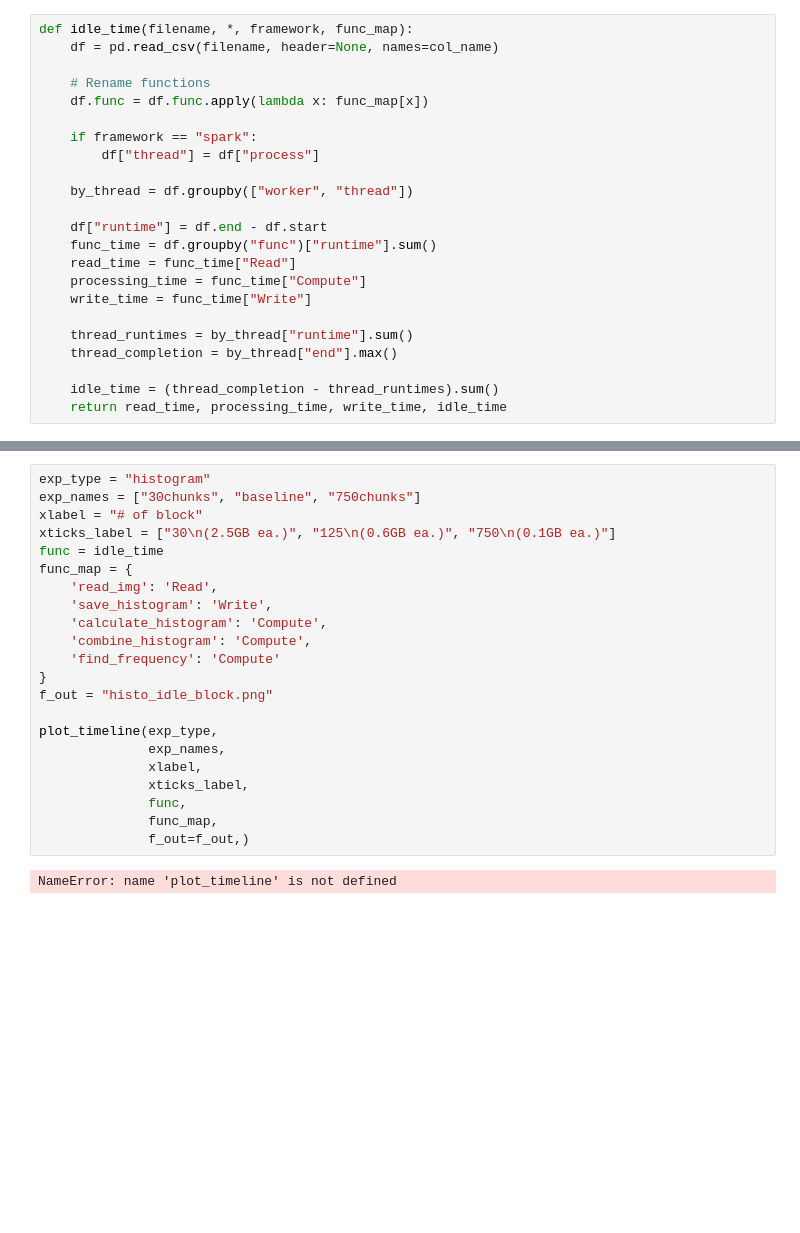
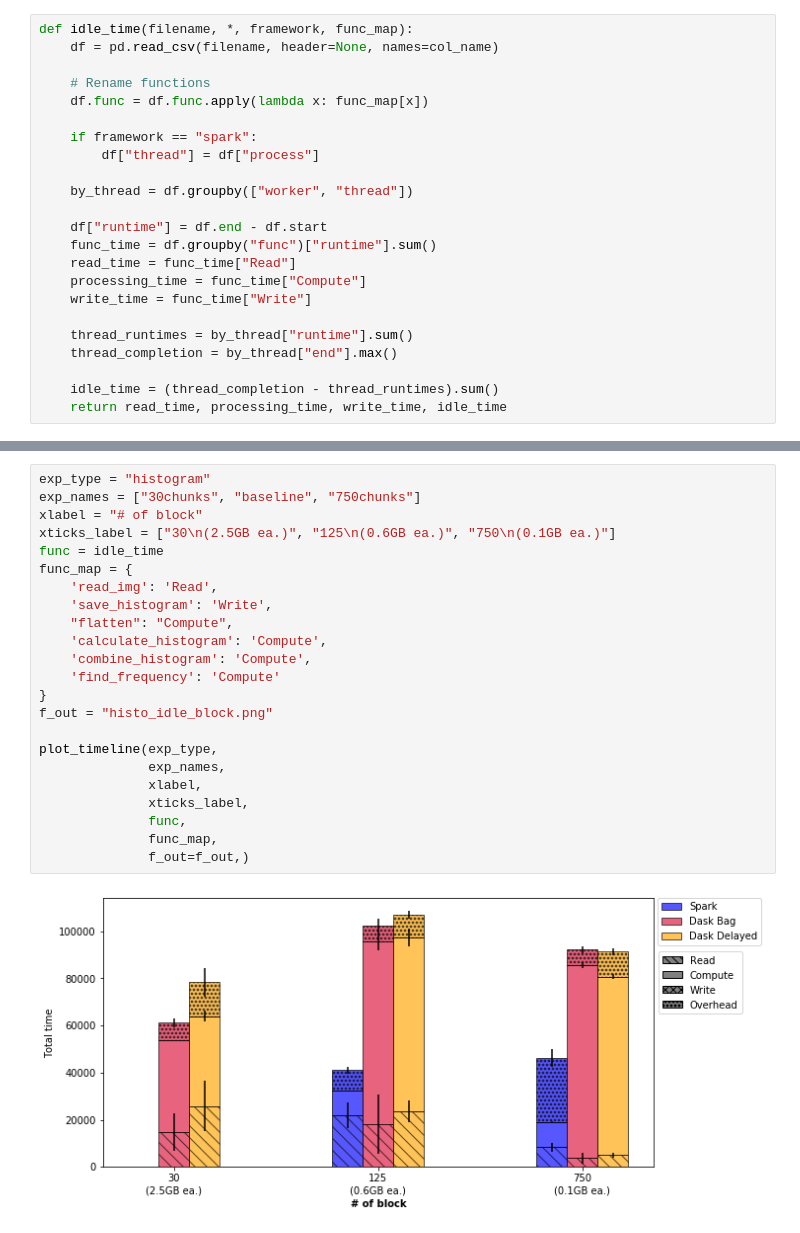
Before and after one commit to big-data-lab-team/paper-big-data-engines, a Jupyter notebook: results/plot-script/idle_time-histogram.ipynb, the cells around one changed output, grey strips where cells are left out. Cells and saved outputs as stored; diff of their text form; blank space fills up the shorter version.

```diff
--- a/results/plot-script/idle_time-histogram.ipynb
+++ b/results/plot-script/idle_time-histogram.ipynb
@@ -324,24 +326,25 @@ plot_timeline(exp_type,
 # %%
 exp_type = "histogram"
 exp_names = ["30chunks", "baseline", "750chunks"]
 xlabel = "# of block"
 xticks_label = ["30\n(2.5GB ea.)", "125\n(0.6GB ea.)", "750\n(0.1GB ea.)"]
 func = idle_time
 func_map = {
     'read_img': 'Read',
     'save_histogram': 'Write',
+    "flatten": "Compute",
     'calculate_histogram': 'Compute',
     'combine_histogram': 'Compute',
     'find_frequency': 'Compute'
 }
 f_out = "histo_idle_block.png"
 
 plot_timeline(exp_type,
               exp_names,
               xlabel,
               xticks_label,
               func,
               func_map,
               f_out=f_out,)
 # %% [output]
-NameError: name 'plot_timeline' is not defined
+[figure, added]
```
Also changed, not shown: parts of 2 cells of this notebook, 48 other files.
